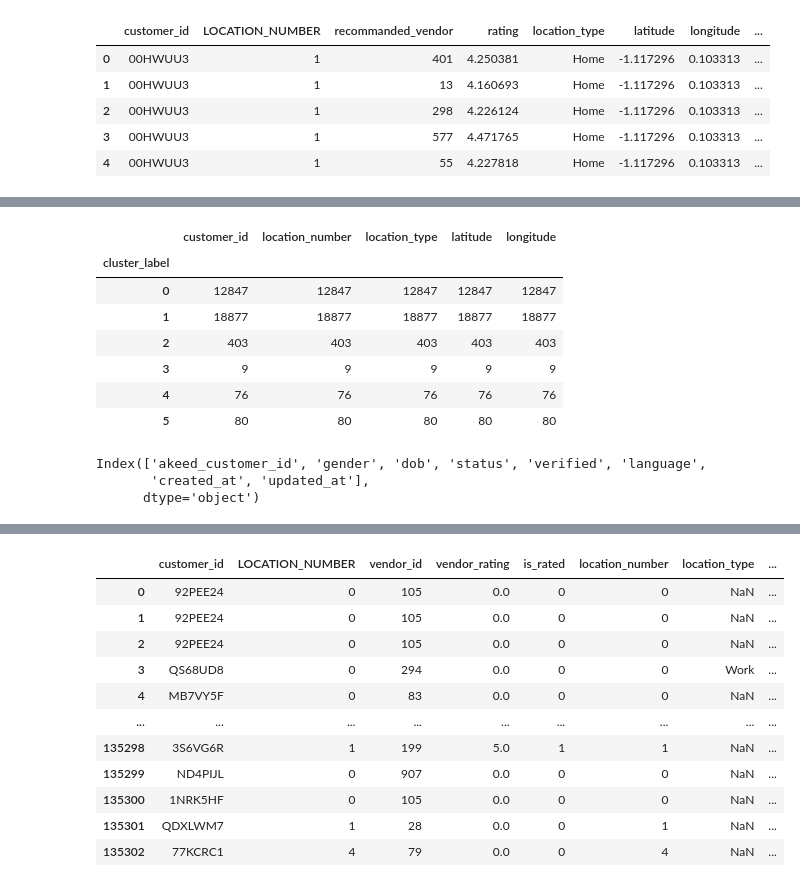
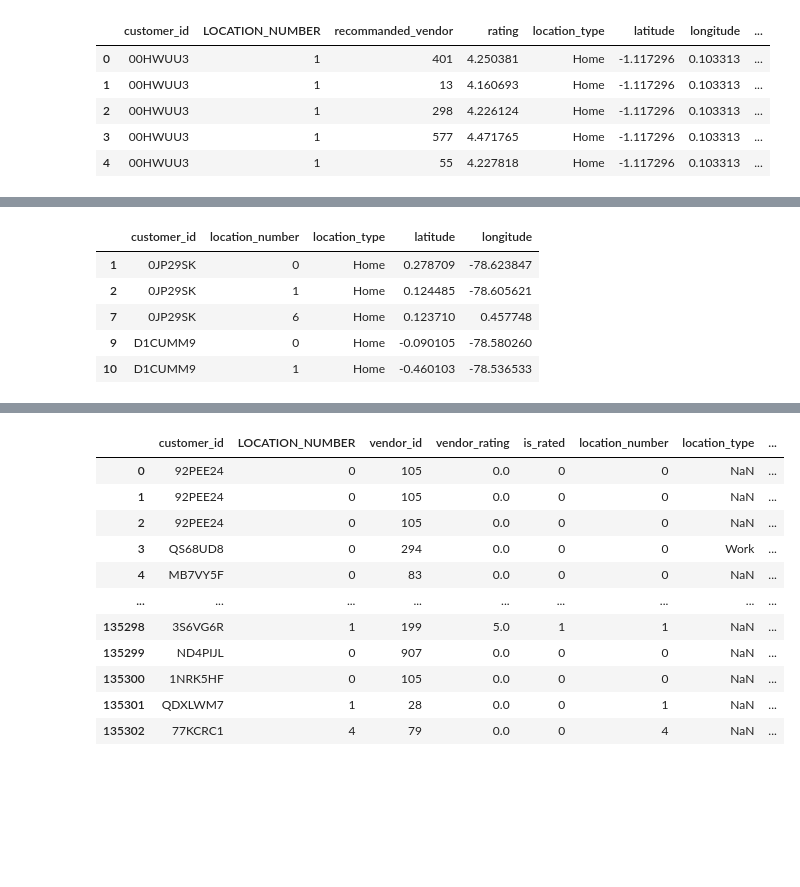
Before and after one commit to Bast-94/Restaurant-Recommander-System, a Jupyter notebook: notebook.ipynb, the cells around one changed output, grey strips where cells are left out. Cells and saved outputs as stored; diff of their text form; code cells hidden in the pictures; blank space fills up the shorter version.

```diff
--- a/notebook.ipynb
+++ b/notebook.ipynb
@@ -367,20 +369,13 @@ test_customer_df = pd.read_csv(os.path.join(DATA_DIRECTORY, "test_customers.csv"
 test_locations_df = pd.read_csv(os.path.join(DATA_DIRECTORY, "test_locations.csv"))
 # %%
 vendors_df["cluster_label"] = knn.predict(vendors_df[["latitude", "longitude"]])
-# %%
-train_locations_df.groupby("cluster_label").count()
-# %% [output]
-|  | customer_id | location_number | location_type | latitude | longitude |
-| cluster_label |  |  |  |  |  |
-| 0 | 12847 | 12847 | 12847 | 12847 | 12847 |
-| 1 | 18877 | 18877 | 18877 | 18877 | 18877 |
-| 2 | 403 | 403 | 403 | 403 | 403 |
-| 3 | 9 | 9 | 9 | 9 | 9 |
-| 4 | 76 | 76 | 76 | 76 | 76 |
-| 5 | 80 | 80 | 80 | 80 | 80 |
-# %%
-test_customer_df.columns
-# %% [output]
-Index(['akeed_customer_id', 'gender', 'dob', 'status', 'verified', 'language',
-       'created_at', 'updated_at'],
-      dtype='object')
+# %%
+test_locations_df = test_locations_df.dropna()
+test_locations_df.head()
+# %% [output]
+|  | customer_id | location_number | location_type | latitude | longitude |
+| 1 | 0JP29SK | 0 | Home | 0.278709 | -78.623847 |
+| 2 | 0JP29SK | 1 | Home | 0.124485 | -78.605621 |
+| 7 | 0JP29SK | 6 | Home | 0.123710 | 0.457748 |
+| 9 | D1CUMM9 | 0 | Home | -0.090105 | -78.580260 |
+| 10 | D1CUMM9 | 1 | Home | -0.460103 | -78.536533 |
```
Also changed, not shown: parts of 5 cells of this notebook.
